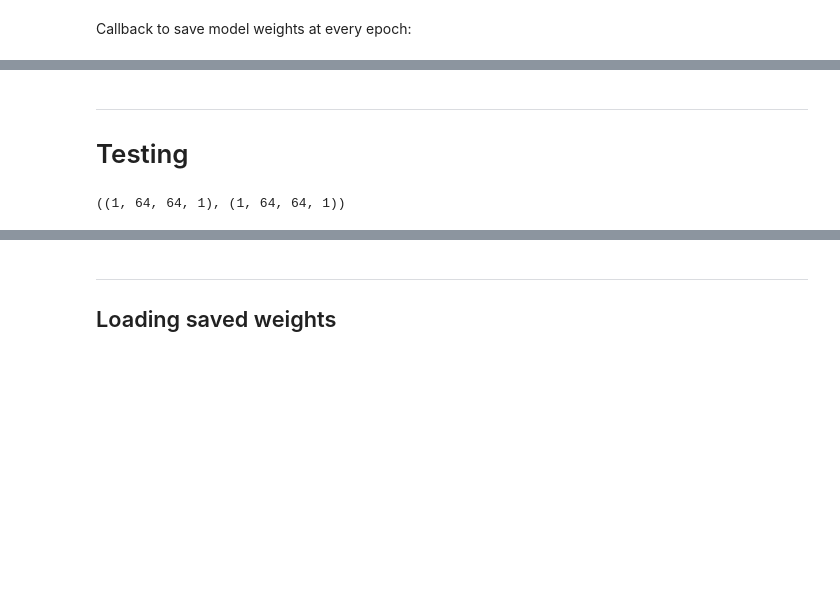
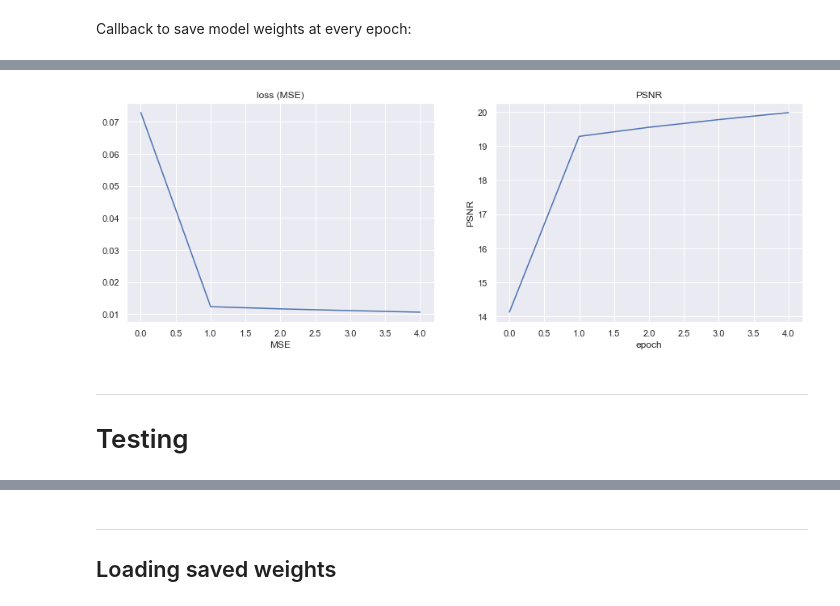
Before and after one commit to pedrorohde/video-coding-utils, a Jupyter notebook: AR-CNN-test.ipynb, the cells around one changed output, grey strips where cells are left out. Drawn from its saved outputs; the diff is of its cells as text; code cells hidden in the pictures; blank space fills up the shorter version.

```diff
--- a/AR-CNN-test.ipynb
+++ b/AR-CNN-test.ipynb
@@ -74,3 +81,8 @@ idxs = n_random_slices(1, range(128), size, (64,64))
+# %%
+# select random patches in those frames
+N_patches_per_frame = 5
+size_of_patches = (64,64)
+idxs = n_random_slices(N_patches_per_frame, range(0,len(frames)), size, size_of_patches)
 # %%
 X = patches_from_idxs(X, idxs)
 Y = patches_from_idxs(Y, idxs)
@@ -83,0 +97,2 @@ X.shape, Y.shape
+# %%
+X_train, X_test, Y_train, Y_test = train_test_split(X, Y, test_size=0.1)
@@ -96,10 +115,9 @@ ARCNN.compile(
 # %% [markdown]
 Callback to save model weights at every epoch:
 # %%
-ckpt_callback = tf.keras.callbacks.ModelCheckpoint(
+ckpt_callback = ModelCheckpoint(
     filepath='checkpoints/ARCNN',
     save_weights_only=True,
-    monitor='val_loss',
-    verbose=1
+    verbose=0
 )
 # %%
@@ -131,3 +142,17 @@ Epoch 01000: saving model to checkpoints/ARCNN
+# %%
+sns.set()
+fig,ax = plt.subplots(1,2, figsize=(15,5))
+ax[0].plot(history.history['loss'])
+ax[0].set_title('loss (MSE)')
+ax[0].set_xlabel('epoch')
+ax[0].set_xlabel('MSE')
+ax[1].plot(history.history['PSNR'])
+ax[1].set_title('PSNR')
+ax[1].set_xlabel('epoch')
+ax[1].set_ylabel('PSNR')
+plt.show()
+# %% [output]
+[figure, added]
 # %% [markdown]
 ---
 # Testing
@@ -145,6 +159,2 @@ Y_true = Y_true.reshape(*Y_true.shape, 1)
-# %%
-X_test.shape, Y_true.shape
-# %% [output]
-((1, 64, 64, 1), (1, 64, 64, 1))
 # %%
 Y_pred = ARCNN.predict(X_test)
```
Also changed, not shown: parts of 23 cells of this notebook, 3 other files.
